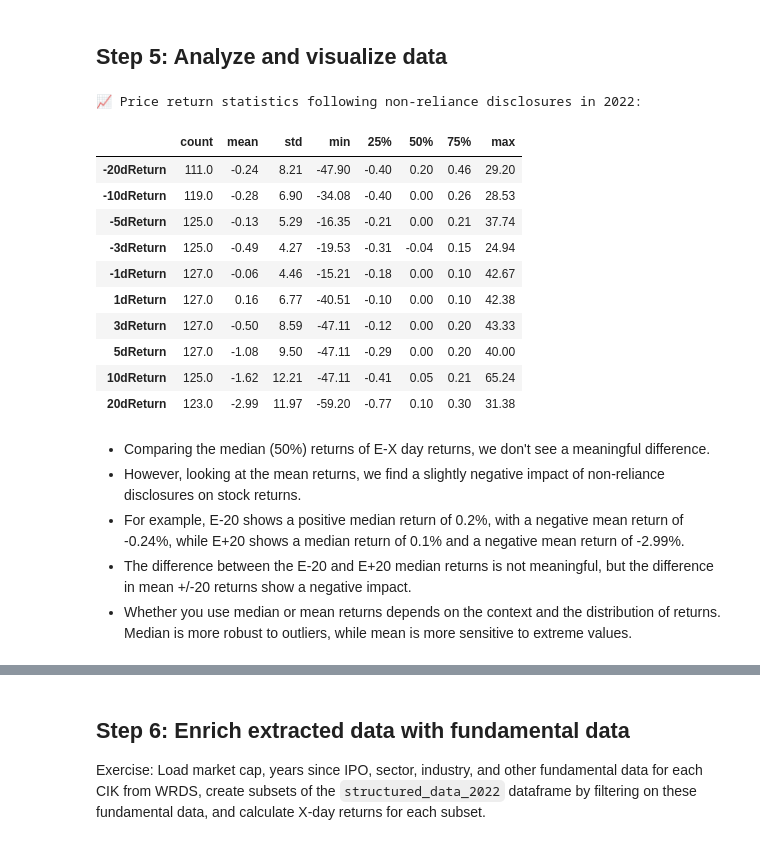
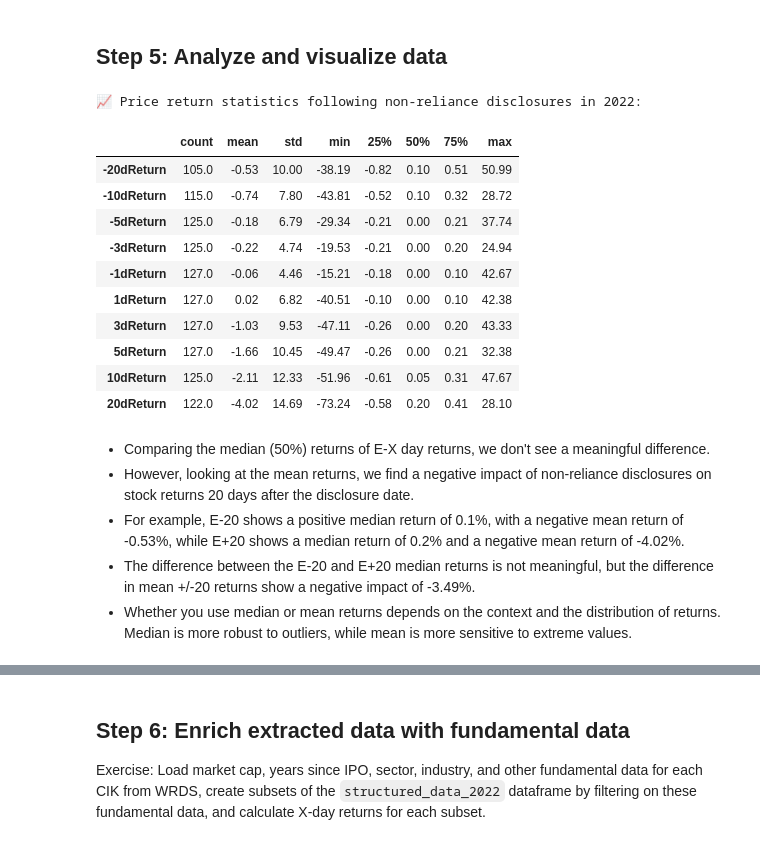
Before and after one commit to janlukasschroeder/ai-for-financial-analysis-and-research, a Jupyter notebook: gpt-4-api-extract-data-from-sec-filings/demo.ipynb, the cells around one changed output, grey strips where cells are left out. Cells and saved outputs as stored; diff of their text form; code cells hidden in the pictures.

```diff
--- a/gpt-4-api-extract-data-from-sec-filings/demo.ipynb
+++ b/gpt-4-api-extract-data-from-sec-filings/demo.ipynb
@@ -496,9 +501,13 @@ def get_price_changes(ticker, date):
         f"{ticker}-{date.strftime('%Y-%m-%d')}"
     )
 
+    if day0AdjClosePrice is None:
+        return None
+
     # Iterate over days from -20 to +20, one day at a time
     for days in range(-20, 21):
-        date_x = date + pd.Timedelta(days=days)
+        # Calculate the Timedelta on business days only (excluding weekends)
+        date_x = date + pd.offsets.BusinessDay(days)
         date_x_str = date_x.strftime("%Y-%m-%d")
         date_x_key = f"{ticker}-{date_x_str}"
         if date_x_key in stock_prices_2022_8K_dict:
@@ -517,31 +526,33 @@ def get_price_changes(ticker, date):
     return price_changes
 
 
-structured_data_2022["priceChanges"] = structured_data_2022.apply(
+data_2022_w_prices = structured_data_2022.copy(deep=True)
+
+data_2022_w_prices["priceChanges"] = data_2022_w_prices.apply(
     lambda x: get_price_changes(x["ticker"], x["filedAt"]), axis=1
 )
 
 # Explode priceChanges dicts to separate columns
-price_changes_df = pd.json_normalize(structured_data_2022["priceChanges"])
+price_changes_df = pd.json_normalize(data_2022_w_prices["priceChanges"])
 
-# Check if column "1dReturn" exists in structured_data_2022 from previous runs
+# Check if column "1dReturn" exists in structured_data_2022_prices from previous runs
 # to avoid adding duplicate columns when re-running the cell
-if "1dReturn" in structured_data_2022.columns:
+if "1dReturn" in data_2022_w_prices.columns:
     # Drop all columns with "dReturn" suffix
-    structured_data_2022.drop(
-        columns=[col for col in structured_data_2022.columns if "dReturn" in col],
+    data_2022_w_prices.drop(
+        columns=[col for col in data_2022_w_prices.columns if "dReturn" in col],
         inplace=True,
     )
 
-# Concatenate structured_data_2022 and price_changes_df
-structured_data_2022 = (
-    pd.concat([structured_data_2022, price_changes_df], axis=1)
+# Concatenate structured_data_2022_prices and price_changes_df
+data_2022_w_prices = (
+    pd.concat([data_2022_w_prices, price_changes_df], axis=1)
     .dropna(subset=["1dReturn"])
     .reset_index(drop=True)
 )
 
-structured_data_2022.drop(columns=["priceChanges"], inplace=True)
+data_2022_w_prices.drop(columns=["priceChanges"], inplace=True)
 
-print("✅ Calculated X-day (-20 to 20) returns for each filing")
-structured_data_2022.head()
+print(f"✅ Calculated X-day (-20 to 20) returns for {len(data_2022_w_prices)} filings")
+data_2022_w_prices.head()
 # %% [output]
@@ -558,40 +569,40 @@ structured_data_2022.head()
 # %%
 # For xdReturn columns, calculate descriptive statistics
 price_return_columns = [
     "-20dReturn",
     "-10dReturn",
     "-5dReturn",
     "-3dReturn",
     "-1dReturn",
     "1dReturn",
     "3dReturn",
     "5dReturn",
     "10dReturn",
     "20dReturn",
 ]
 
-price_return_stats = structured_data_2022[price_return_columns].describe().T.round(2)
+price_return_stats = data_2022_w_prices[price_return_columns].describe().T.round(2)
 
 print("📈 Price return statistics following non-reliance disclosures in 2022:")
 price_return_stats
 # %% [output]
 📈 Price return statistics following non-reliance disclosures in 2022:
 |  | count | mean | std | min | 25% | 50% | 75% | max |
-| -20dReturn | 111.0 | -0.24 | 8.21 | -47.90 | -0.40 | 0.20 | 0.46 | 29.20 |
-| -10dReturn | 119.0 | -0.28 | 6.90 | -34.08 | -0.40 | 0.00 | 0.26 | 28.53 |
-| -5dReturn | 125.0 | -0.13 | 5.29 | -16.35 | -0.21 | 0.00 | 0.21 | 37.74 |
-| -3dReturn | 125.0 | -0.49 | 4.27 | -19.53 | -0.31 | -0.04 | 0.15 | 24.94 |
+| -20dReturn | 105.0 | -0.53 | 10.00 | -38.19 | -0.82 | 0.10 | 0.51 | 50.99 |
+| -10dReturn | 115.0 | -0.74 | 7.80 | -43.81 | -0.52 | 0.10 | 0.32 | 28.72 |
+| -5dReturn | 125.0 | -0.18 | 6.79 | -29.34 | -0.21 | 0.00 | 0.21 | 37.74 |
+| -3dReturn | 125.0 | -0.22 | 4.74 | -19.53 | -0.21 | 0.00 | 0.20 | 24.94 |
 | -1dReturn | 127.0 | -0.06 | 4.46 | -15.21 | -0.18 | 0.00 | 0.10 | 42.67 |
-| 1dReturn | 127.0 | 0.16 | 6.77 | -40.51 | -0.10 | 0.00 | 0.10 | 42.38 |
-| 3dReturn | 127.0 | -0.50 | 8.59 | -47.11 | -0.12 | 0.00 | 0.20 | 43.33 |
-| 5dReturn | 127.0 | -1.08 | 9.50 | -47.11 | -0.29 | 0.00 | 0.20 | 40.00 |
-| 10dReturn | 125.0 | -1.62 | 12.21 | -47.11 | -0.41 | 0.05 | 0.21 | 65.24 |
-| 20dReturn | 123.0 | -2.99 | 11.97 | -59.20 | -0.77 | 0.10 | 0.30 | 31.38 |
+| 1dReturn | 127.0 | 0.02 | 6.82 | -40.51 | -0.10 | 0.00 | 0.10 | 42.38 |
+| 3dReturn | 127.0 | -1.03 | 9.53 | -47.11 | -0.26 | 0.00 | 0.20 | 43.33 |
+| 5dReturn | 127.0 | -1.66 | 10.45 | -49.47 | -0.26 | 0.00 | 0.21 | 32.38 |
+| 10dReturn | 125.0 | -2.11 | 12.33 | -51.96 | -0.61 | 0.05 | 0.31 | 47.67 |
+| 20dReturn | 122.0 | -4.02 | 14.69 | -73.24 | -0.58 | 0.20 | 0.41 | 28.10 |
 # %% [markdown]
 - Comparing the median (50%) returns of E-X day returns, we don't see a meaningful difference.
-- However, looking at the mean returns, we find a slightly negative impact of non-reliance disclosures on stock returns.
-- For example, E-20 shows a positive median return of 0.2%, with a negative mean return of -0.24%, while E+20 shows a median return of 0.1% and a negative mean return of -2.99%.
-- The difference between the E-20 and E+20 median returns is not meaningful, but the difference in mean +/-20 returns show a negative impact.
+- However, looking at the mean returns, we find a negative impact of non-reliance disclosures on stock returns 20 days after the disclosure date.
+- For example, E-20 shows a positive median return of 0.1%, with a negative mean return of -0.53%, while E+20 shows a median return of 0.2% and a negative mean return of -4.02%.
+- The difference between the E-20 and E+20 median returns is not meaningful, but the difference in mean +/-20 returns show a negative impact of -3.49%.
 - Whether you use median or mean returns depends on the context and the distribution of returns. Median is more robust to outliers, while mean is more sensitive to extreme values.
 # %%
 !pip -q install matplotlib
```
Also changed, not shown: parts of 13 cells of this notebook, 1 other file.
